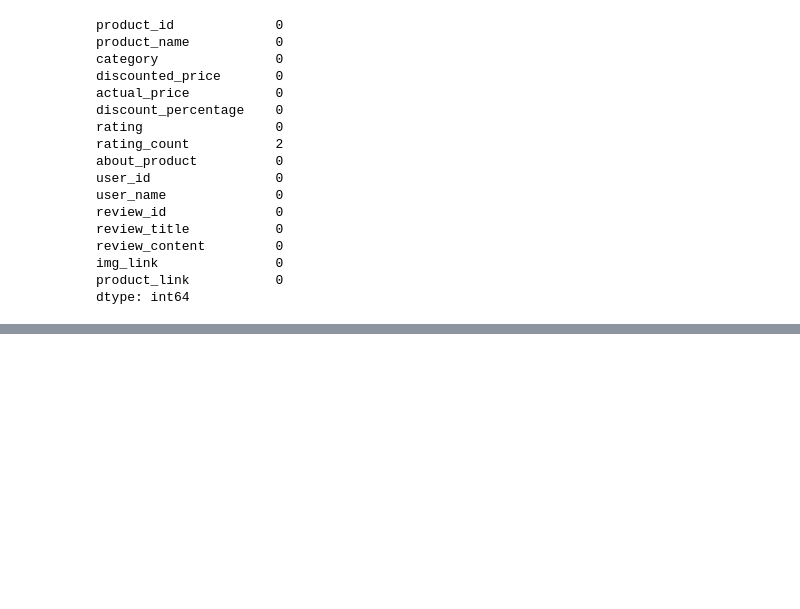
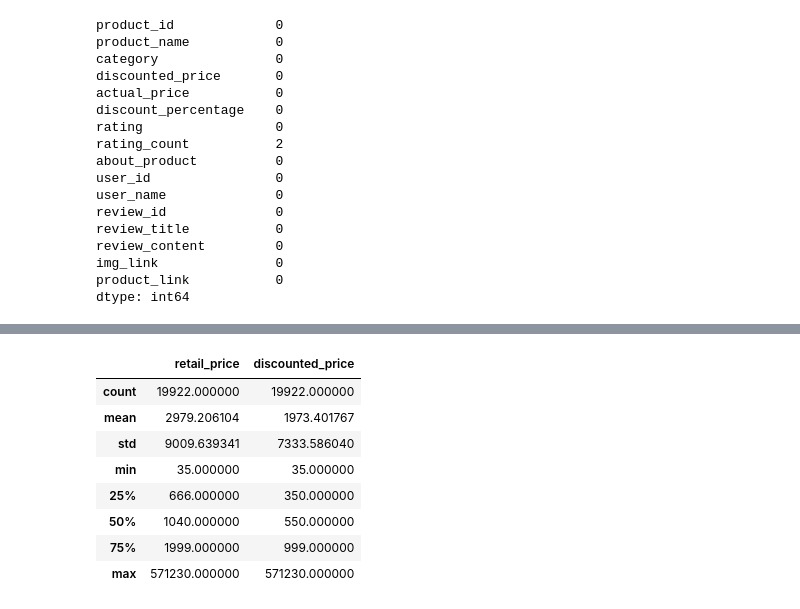
Before and after one commit to Arjunpeddada06/CartIQQ, a Jupyter notebook: notebooks/01_data_audit.ipynb, the cells around one changed output, grey strips where cells are left out. Drawn from its saved outputs; the diff is of its cells as text; code cells hidden in the pictures; blank space fills up the shorter version.

```diff
--- a/notebooks/01_data_audit.ipynb
+++ b/notebooks/01_data_audit.ipynb
@@ -167,0 +273,12 @@ dtype: int64
+# %%
+flipkart.describe()
+# %% [output]
+|  | retail_price | discounted_price |
+| count | 19922.000000 | 19922.000000 |
+| mean | 2979.206104 | 1973.401767 |
+| std | 9009.639341 | 7333.586040 |
+| min | 35.000000 | 35.000000 |
+| 25% | 666.000000 | 350.000000 |
+| 50% | 1040.000000 | 550.000000 |
+| 75% | 1999.000000 | 999.000000 |
+| max | 571230.000000 | 571230.000000 |
```
Also changed, not shown: parts of 11 cells of this notebook, 1 other file.
